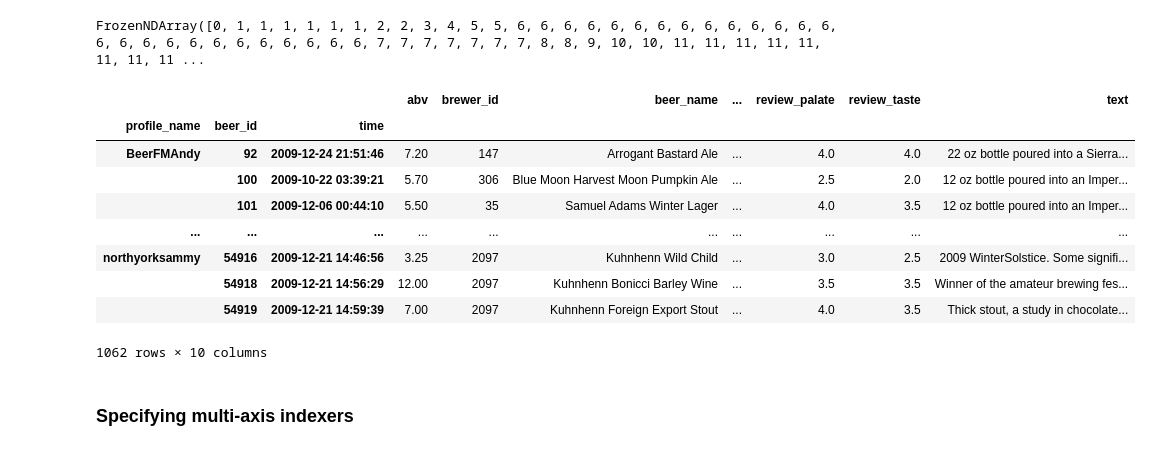
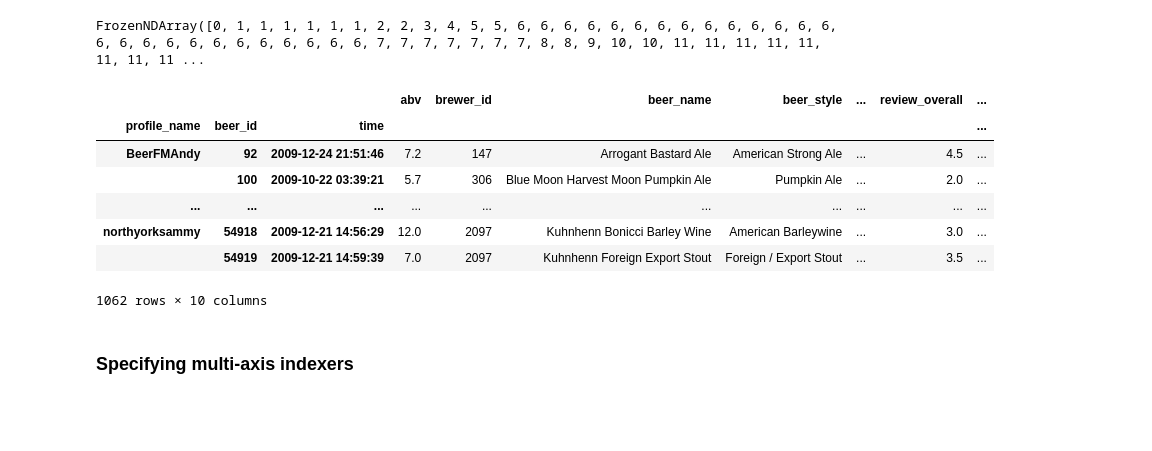
Before and after one commit to jreback/PyDataNYC2015, a Jupyter notebook: tutorial/2. Examining Data.ipynb, the cells around one changed output. Drawn from its saved outputs; the diff is of its cells as text; code cells hidden in the pictures; blank space fills up the shorter version.

```diff
--- a/tutorial/2. Examining Data.ipynb
+++ b/tutorial/2. Examining Data.ipynb
@@ -4,7 +4,7 @@
 import numpy as np
 import pandas as pd
 pd.options.display.max_rows = 6
-pd.options.display.max_columns = 6
+pd.options.display.max_columns = 8
 pd.options.display.width = 100
 # %%
 df = pd.read_hdf('data/beer.hdf','df')
@@ -391,9 +394,12 @@ reviews.index.is_unique
 # %% [output]
 True
 # %%
-top_reviewers = (reviews.index.get_level_values('profile_name')
-                 .value_counts()
-                 .head(5))
+top_reviewers = (reviews
+                        .index
+                        .get_level_values('profile_name')
+                        .value_counts()
+                        .head(5)
+                )
 top_reviewers
 # %% [output]
 drabmuh           242
@@ -418,17 +424,16 @@ reviews.index.labels[0]
 # %% [output]
 FrozenNDArray([0, 1, 1, 1, 1, 1, 1, 2, 2, 3, 4, 5, 5, 6, 6, 6, 6, 6, 6, 6, 6, 6, 6, 6, 6, 6, 6, 6, 6, 6, 6, 6, 6, 6, 6, 6, 6, 6, 6, 7, 7, 7, 7, 7, 7, 7, 8, 8, 9, 10, 10, 11, 11, 11, 11, 11, 11, 11, 11 ...
 # %%
+pd.options.display.max_rows=4
 reviews.loc[top_reviewers.index, :, :]
 # %% [output]
-|  |  |  | abv | brewer_id | beer_name | ... | review_palate | review_taste | text |
-| profile_name | beer_id | time |  |  |  |  |  |  |  |
-| BeerFMAndy | 92 | 2009-12-24 21:51:46 | 7.20 | 147 | Arrogant Bastard Ale | ... | 4.0 | 4.0 | 22 oz bottle poured into a Sierra... |
-|  | 100 | 2009-10-22 03:39:21 | 5.70 | 306 | Blue Moon Harvest Moon Pumpkin Ale | ... | 2.5 | 2.0 | 12 oz bottle poured into an Imper... |
-|  | 101 | 2009-12-06 00:44:10 | 5.50 | 35 | Samuel Adams Winter Lager | ... | 4.0 | 3.5 | 12 oz bottle poured into an Imper... |
+|  |  |  | abv | brewer_id | beer_name | beer_style | ... | review_overall | ... |
+| profile_name | beer_id | time |  |  |  |  |  |  | ... |
+| BeerFMAndy | 92 | 2009-12-24 21:51:46 | 7.2 | 147 | Arrogant Bastard Ale | American Strong Ale | ... | 4.5 | ... |
+|  | 100 | 2009-10-22 03:39:21 | 5.7 | 306 | Blue Moon Harvest Moon Pumpkin Ale | Pumpkin Ale | ... | 2.0 | ... |
 | ... | ... | ... | ... | ... | ... | ... | ... | ... | ... |
-| northyorksammy | 54916 | 2009-12-21 14:46:56 | 3.25 | 2097 | Kuhnhenn Wild Child | ... | 3.0 | 2.5 | 2009 WinterSolstice. Some signifi... |
-|  | 54918 | 2009-12-21 14:56:29 | 12.00 | 2097 | Kuhnhenn Bonicci Barley Wine | ... | 3.5 | 3.5 | Winner of the amateur brewing fes... |
-|  | 54919 | 2009-12-21 14:59:39 | 7.00 | 2097 | Kuhnhenn Foreign Export Stout | ... | 4.0 | 3.5 | Thick stout, a study in chocolate... |
+| northyorksammy | 54918 | 2009-12-21 14:56:29 | 12.0 | 2097 | Kuhnhenn Bonicci Barley Wine | American Barleywine | ... | 3.0 | ... |
+|  | 54919 | 2009-12-21 14:59:39 | 7.0 | 2097 | Kuhnhenn Foreign Export Stout | Foreign / Export Stout | ... | 3.5 | ... |
 1062 rows × 10 columns
 # %% [markdown]
 ### Specifying multi-axis indexers
```
Also changed, not shown: parts of 17 cells of this notebook, 1 other file.
